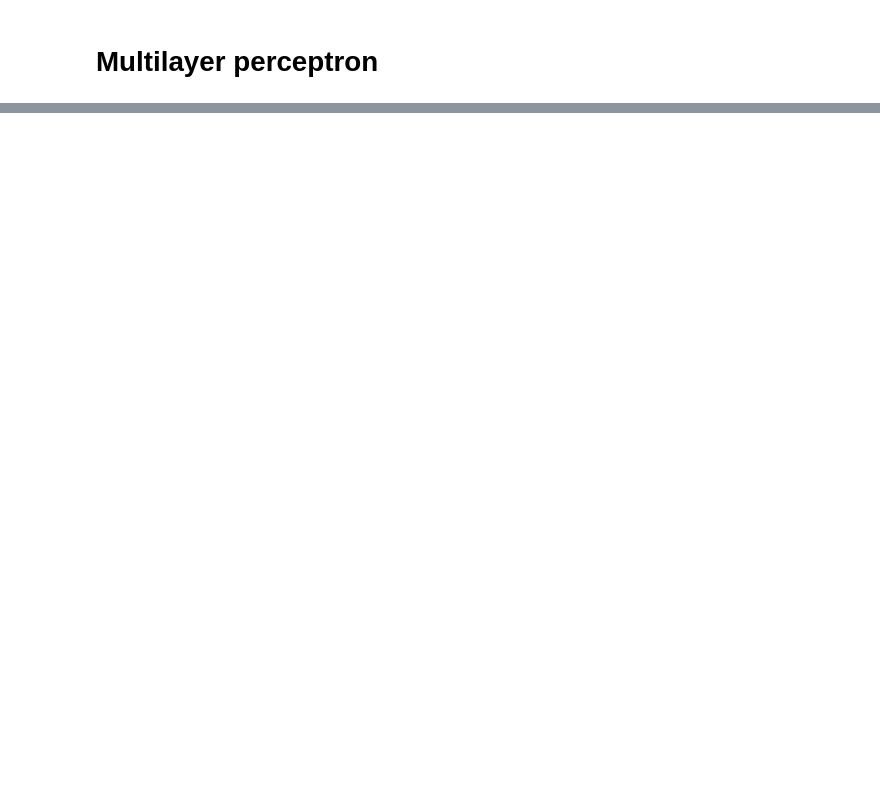
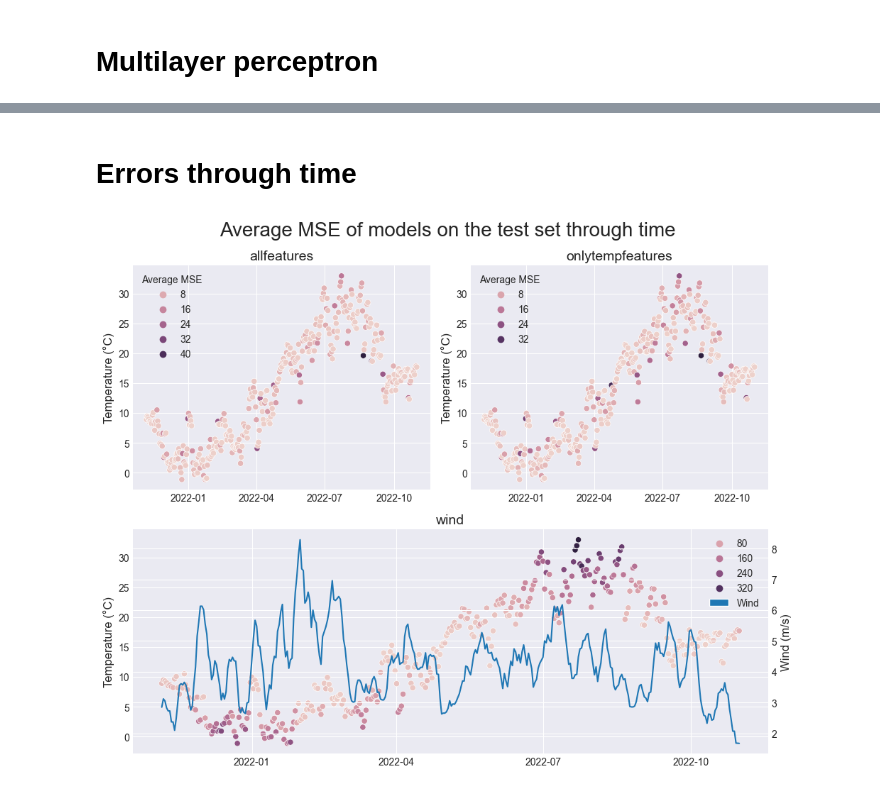
Before and after one commit to qwerty6601/Weather_Prediction_DS, a Jupyter notebook: evaluate_models.ipynb, the cells around one changed output, grey strips where cells are left out. Drawn from its saved outputs; the diff is of its cells as text; code cells hidden in the pictures; blank space fills up the shorter version.

```diff
--- a/evaluate_models.ipynb
+++ b/evaluate_models.ipynb
@@ -131,0 +158,63 @@ show_predictions('mlp')
+# %% [markdown]
+# Errors through time
+# %%
+import matplotlib.dates as md
+import matplotlib.patches as mpatches
+
+y_true = pd.read_csv('./data/test_data.csv')
+y_true['target'] = (y_true['Max temperature (°C)'] + y_true['Min temperature (°C)']) / 2
+y_true['Date'] =pd.to_datetime(y_true['Date'])
+gs_kw = dict(width_ratios=[1, 1], height_ratios=[1, 1])
+
+subplot_keys = ['A']
+
+fig, axd = plt.subplot_mosaic([['upper left', 'upper right'],
+                               ['lower', 'lower']],
+                              gridspec_kw=gs_kw, figsize=(10, 8),
+                              layout="constrained")
+for idx, mosaic_name in enumerate(['upper left','upper right','lower']):
+
+    features = results['Used features'].drop_duplicates().sort_values().values[idx]
+
+    ax = axd[mosaic_name]
+
+    truncated_test_set = []
+    #because of different window sizes only the last 360 days are mutual test sets
+    results[results["Used features"]==features]['Test Predictions'].apply(lambda array: truncated_test_set.append(array[-360:]))
+    pred_matrix = np.array(truncated_test_set)
+
+    mse_on_days = (pred_matrix - y_true['target'].values[-360:])**2
+    average_mse_on_days = np.mean((pred_matrix - y_true['target'].values[-360:])**2,axis=0)
+
+    avg_error_on_day = results
+
+    scatter = sns.scatterplot(y_true[-360:],x = 'Date', y='target', ax= ax,hue=average_mse_on_days)
+    ax.xaxis.set_major_locator(md.MonthLocator(range(1,13,3)))
+
+    ax.xaxis.set_major_formatter(md.DateFormatter('%Y-%m'))
+    ax.set_title(features,fontsize=14)
+    ax.set_ylabel('Temperature (°C)',fontsize=12)
+    ax.set_xlabel('')
+    ax.legend(title='Average MSE')
+
+    if features=='wind':
+        twin_x = ax.twinx()
+        y_true['smoothed_wind'] = y_true['Wind (m/s)'].iloc[-360:].rolling(7,center=True,min_periods=1).mean()
+        tmp = sns.lineplot(data=y_true, x="Date", y="smoothed_wind",ax=twin_x)
+        twin_x.set_ylabel('Wind (m/s)',fontsize=12)
+
+        legend = ax.get_legend()
+
+        handles, labels = ax.get_legend_handles_labels()
+        handles.append(mpatches.Patch(facecolor=tmp.lines[0].get_color(),linestyle='-'))
+        labels.append("Wind")
+
+        legend._legend_box = None
+        legend._init_legend_box(handles, labels)
+        legend._set_loc(legend._loc)
+        legend.set_title(legend.get_title().get_text())
+
+plt.suptitle('Average MSE of models on the test set through time',fontsize=20)
+plt.tight_layout()
+# %% [output]
+[figure, added]
```
Also changed, not shown: parts of 10 cells of this notebook.
